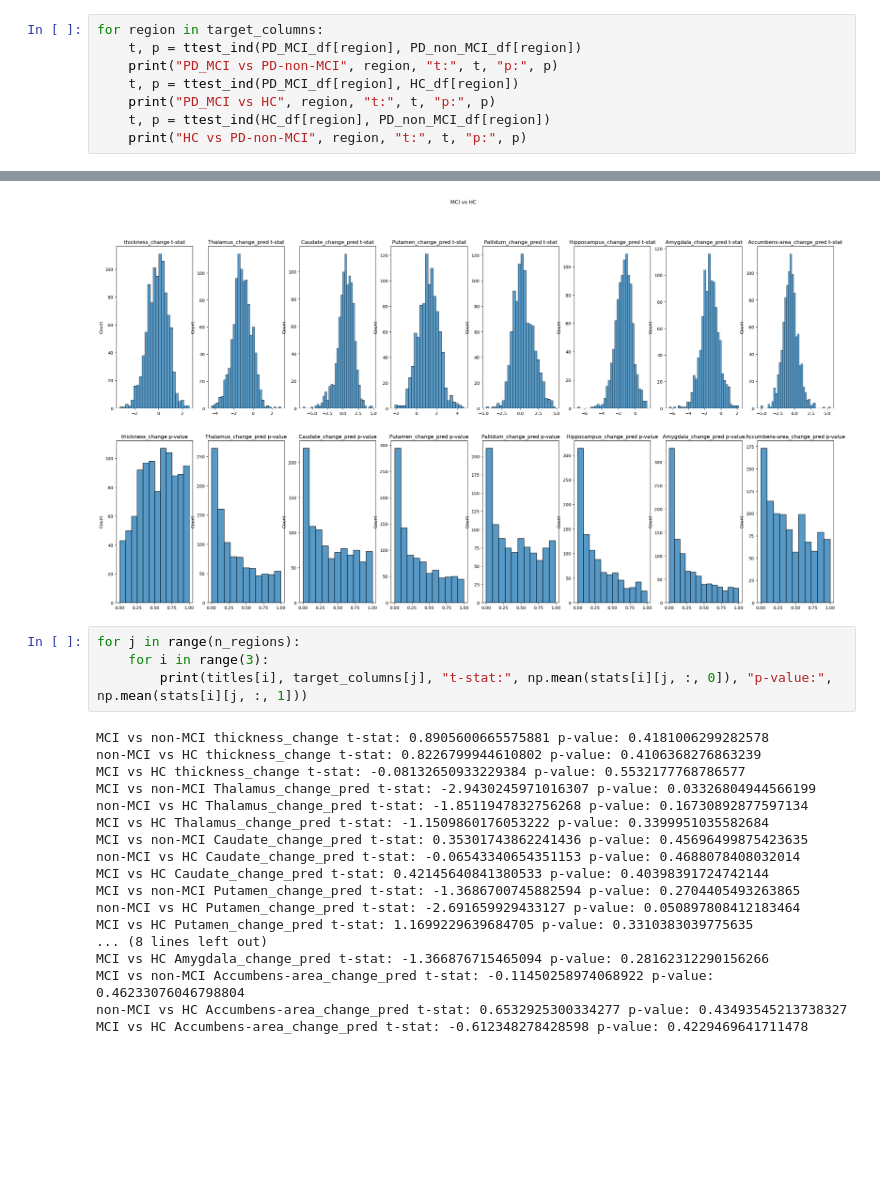
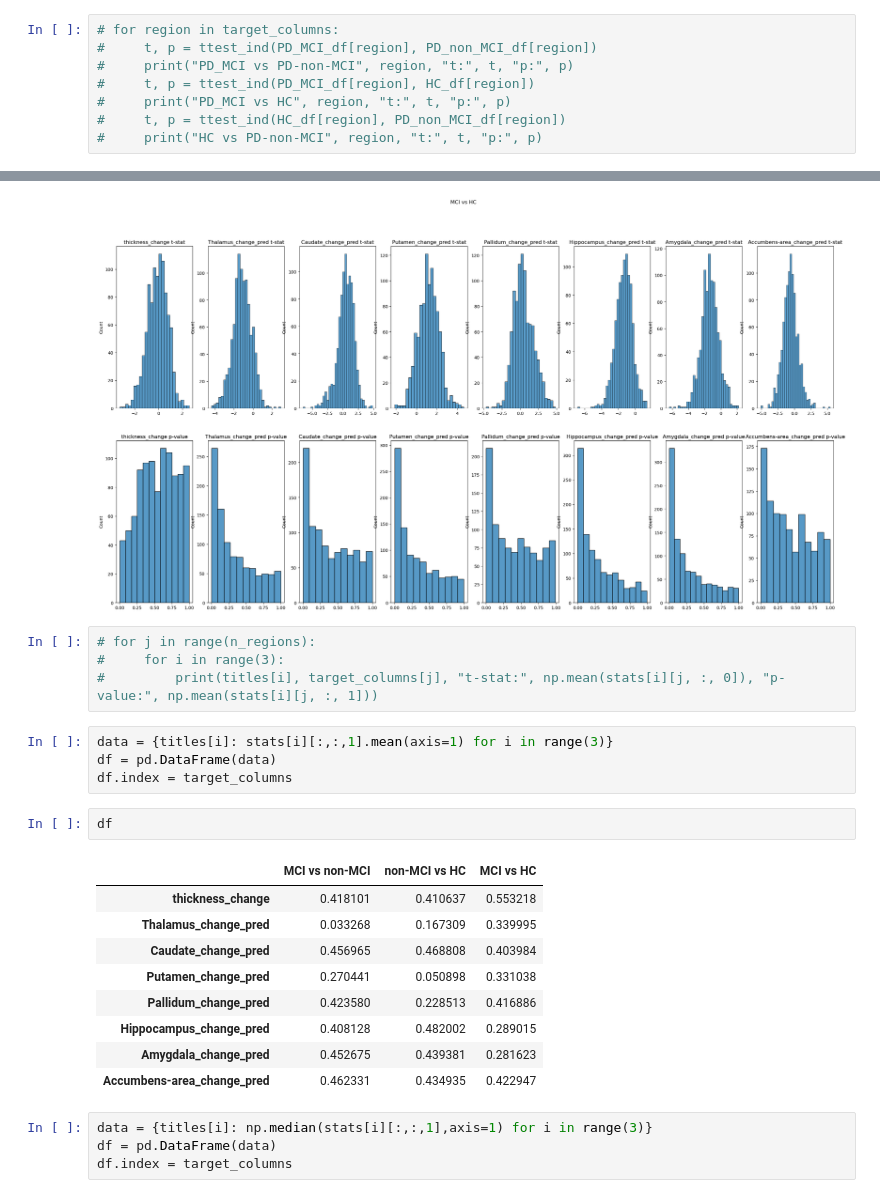
Before and after one commit to mirhnius/pvalue-metric-b, a Jupyter notebook: test.ipynb, the cells around one changed output, grey strips where cells are left out. Drawn from its saved outputs; the diff is of its cells as text; blank space fills up the shorter version.

```diff
--- a/test.ipynb
+++ b/test.ipynb
@@ -26,10 +26,10 @@ PD_MCI_df = target_df.loc[roi_df["dx_group"] == "PD-MCI"]
 PD_non_MCI_df = target_df.loc[roi_df["dx_group"] == "PD-non-MCI"]
 HC_df = target_df.loc[roi_df["dx_group"] == "HC"]
 # %%
-for region in target_columns:
-    t, p = ttest_ind(PD_MCI_df[region], PD_non_MCI_df[region])
-    print("PD_MCI vs PD-non-MCI", region, "t:", t, "p:", p)
-    t, p = ttest_ind(PD_MCI_df[region], HC_df[region])
-    print("PD_MCI vs HC", region, "t:", t, "p:", p)
-    t, p = ttest_ind(HC_df[region], PD_non_MCI_df[region])
-    print("HC vs PD-non-MCI", region, "t:", t, "p:", p)
+# for region in target_columns:
+#     t, p = ttest_ind(PD_MCI_df[region], PD_non_MCI_df[region])
+#     print("PD_MCI vs PD-non-MCI", region, "t:", t, "p:", p)
+#     t, p = ttest_ind(PD_MCI_df[region], HC_df[region])
+#     print("PD_MCI vs HC", region, "t:", t, "p:", p)
+#     t, p = ttest_ind(HC_df[region], PD_non_MCI_df[region])
+#     print("HC vs PD-non-MCI", region, "t:", t, "p:", p)
@@ -111,24 +93,26 @@ for i in range(3):
 [figure]
 [figure]
 # %%
-for j in range(n_regions):
-    for i in range(3):
-        print(titles[i], target_columns[j], "t-stat:", np.mean(stats[i][j, :, 0]), "p-value:", np.mean(stats[i][j, :, 1]))
+# for j in range(n_regions):
+#     for i in range(3):
+#         print(titles[i], target_columns[j], "t-stat:", np.mean(stats[i][j, :, 0]), "p-value:", np.mean(stats[i][j, :, 1]))
-# %% [output]
-MCI vs non-MCI thickness_change t-stat: 0.8905600665575881 p-value: 0.4181006299282578
-non-MCI vs HC thickness_change t-stat: 0.8226799944610802 p-value: 0.4106368276863239
-MCI vs HC thickness_change t-stat: -0.08132650933229384 p-value: 0.5532177768786577
-MCI vs non-MCI Thalamus_change_pred t-stat: -2.9430245971016307 p-value: 0.03326804944566199
-non-MCI vs HC Thalamus_change_pred t-stat: -1.8511947832756268 p-value: 0.16730892877597134
-MCI vs HC Thalamus_change_pred t-stat: -1.1509860176053222 p-value: 0.3399951035582684
-MCI vs non-MCI Caudate_change_pred t-stat: 0.35301743862241436 p-value: 0.45696499875423635
-non-MCI vs HC Caudate_change_pred t-stat: -0.06543340654351153 p-value: 0.4688078408032014
-MCI vs HC Caudate_change_pred t-stat: 0.42145640841380533 p-value: 0.40398391724742144
-MCI vs non-MCI Putamen_change_pred t-stat: -1.3686700745882594 p-value: 0.2704405493263865
-non-MCI vs HC Putamen_change_pred t-stat: -2.691659929433127 p-value: 0.050897808412183464
-MCI vs HC Putamen_change_pred t-stat: 1.1699229639684705 p-value: 0.3310383039775635
-... (8 lines left out)
-MCI vs HC Amygdala_change_pred t-stat: -1.366876715465094 p-value: 0.28162312290156266
-MCI vs non-MCI Accumbens-area_change_pred t-stat: -0.11450258974068922 p-value: 0.46233076046798804
-non-MCI vs HC Accumbens-area_change_pred t-stat: 0.6532925300334277 p-value: 0.43493545213738327
-MCI vs HC Accumbens-area_change_pred t-stat: -0.612348278428598 p-value: 0.4229469641711478
+# %%
+data = {titles[i]: stats[i][:,:,1].mean(axis=1) for i in range(3)}
+df = pd.DataFrame(data)
+df.index = target_columns
+# %%
+df
+# %% [output]
+|  | MCI vs non-MCI | non-MCI vs HC | MCI vs HC |
+| thickness_change | 0.418101 | 0.410637 | 0.553218 |
+| Thalamus_change_pred | 0.033268 | 0.167309 | 0.339995 |
+| Caudate_change_pred | 0.456965 | 0.468808 | 0.403984 |
+| Putamen_change_pred | 0.270441 | 0.050898 | 0.331038 |
+| Pallidum_change_pred | 0.423580 | 0.228513 | 0.416886 |
+| Hippocampus_change_pred | 0.408128 | 0.482002 | 0.289015 |
+| Amygdala_change_pred | 0.452675 | 0.439381 | 0.281623 |
+| Accumbens-area_change_pred | 0.462331 | 0.434935 | 0.422947 |
+# %%
+data = {titles[i]: np.median(stats[i][:,:,1],axis=1) for i in range(3)}
+df = pd.DataFrame(data)
+df.index = target_columns
```
Also changed, not shown: parts of 11 cells of this notebook.
